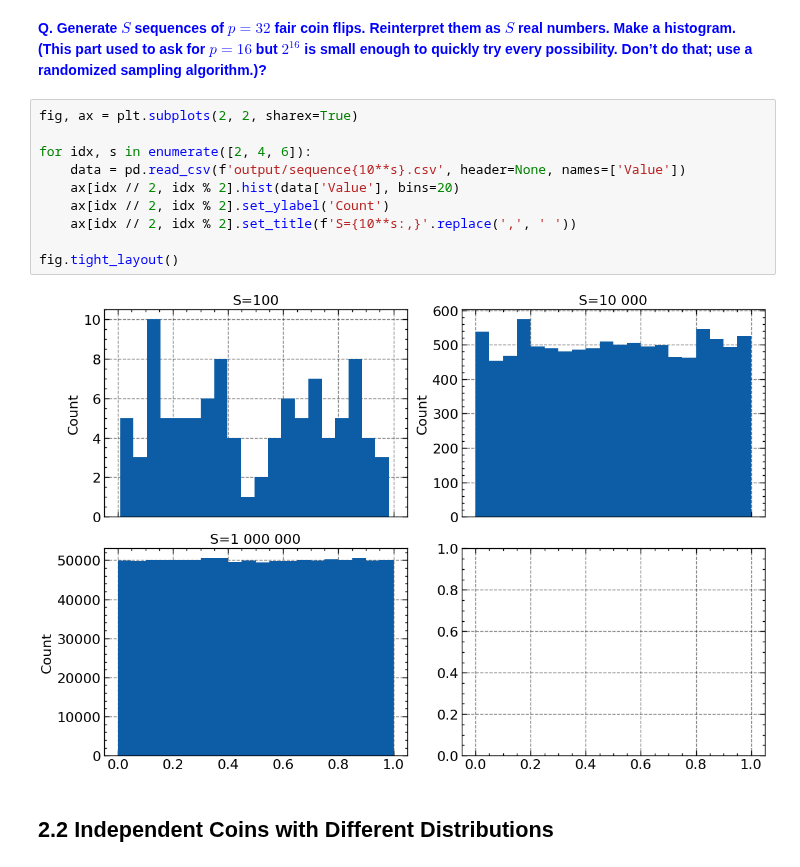
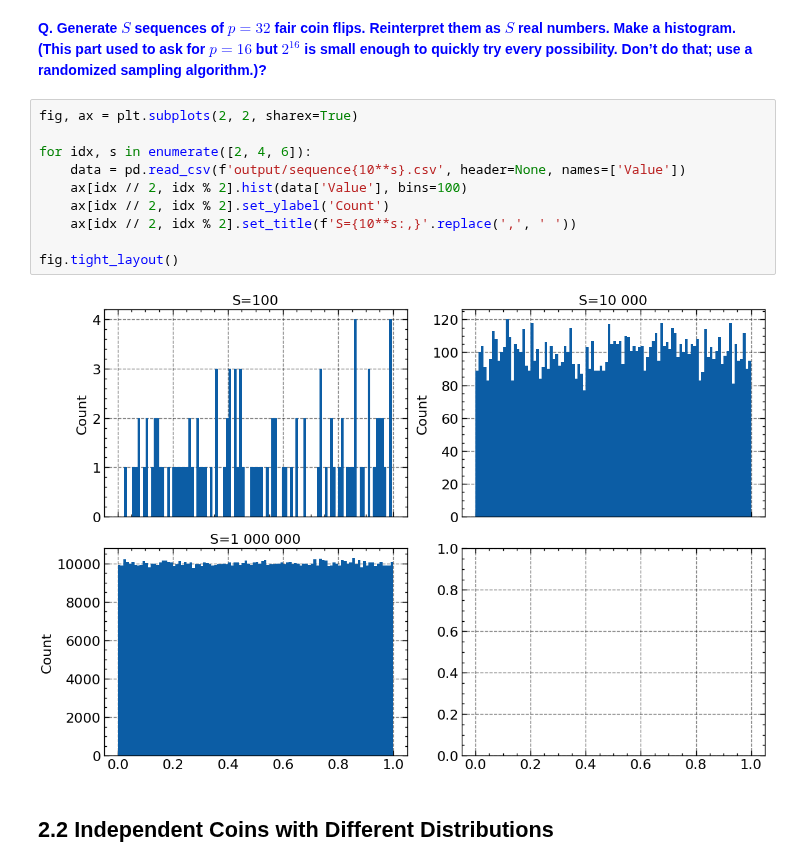
Before and after one commit to lennartvrg/ComputationalPhysics, a Jupyter notebook: 2 - Simple Sampling Experiments/Auswertung.ipynb, the cells around one changed output. Saved outputs shown, nothing was run; the diff lists cells and outputs as text.

```diff
--- a/2 - Simple Sampling Experiments/Auswertung.ipynb
+++ b/2 - Simple Sampling Experiments/Auswertung.ipynb
@@ -53,15 +53,15 @@ The maximum is reached when all coins land on head. This time the summation is n
 # %%
 fig, ax = plt.subplots(2, 2, sharex=True)
 
 for idx, s in enumerate([2, 4, 6]):
     data = pd.read_csv(f'output/sequence{10**s}.csv', header=None, names=['Value'])
-    ax[idx // 2, idx % 2].hist(data['Value'], bins=20)
+    ax[idx // 2, idx % 2].hist(data['Value'], bins=100)
     ax[idx // 2, idx % 2].set_ylabel('Count')
     ax[idx // 2, idx % 2].set_title(f'S={10**s:,}'.replace(',', ' '))
 
 fig.tight_layout()
 # %% [output]
-[figure, old version]
+[figure, new version]
 # %% [markdown]
 ## 2.2 Independent Coins with Different Distributions
 # %% [markdown]
```
Also changed, not shown: parts of 7 cells of this notebook, 3 other files.
